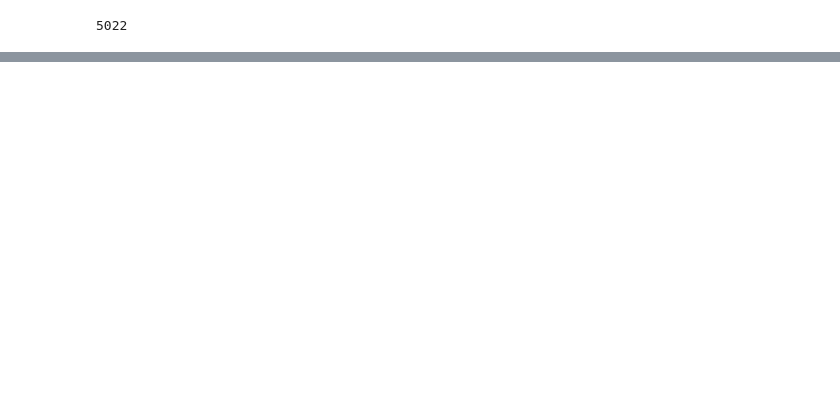
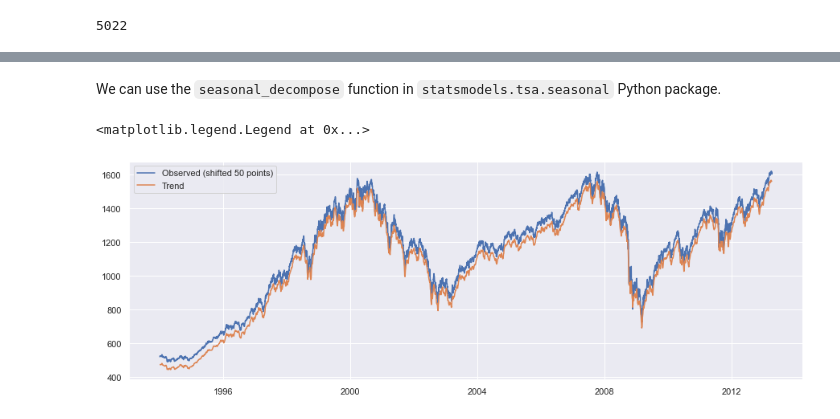
Before and after one commit to sheikhomar/time-series-analysis, a Jupyter notebook: 03-intro.ipynb, the cells around one changed output, grey strips where cells are left out. Cells and saved outputs as stored; diff of their text form; code cells hidden in the pictures; blank space fills up the shorter version.

```diff
--- a/03-intro.ipynb
+++ b/03-intro.ipynb
@@ -202,0 +422,12 @@ df_test = df_data.iloc[N_train_set:]
+# %% [markdown]
+We can use the `seasonal_decompose` function in `statsmodels.tsa.seasonal` Python package.
+# %%
+sd_additive = seasonal_decompose(df_train.spx, model='additive')
+# %%
+fig, ax = plt.subplots(figsize=(15, 5))
+ax.plot(sd_additive.observed+50, label='Observed (shifted 50 points)')
+ax.plot(sd_additive.trend, label='Trend')
+ax.legend()
+# %% [output]
+<matplotlib.legend.Legend at 0x...>
+[figure, added]
```
Also changed, not shown: parts of 83 cells of this notebook, 2 other files.
